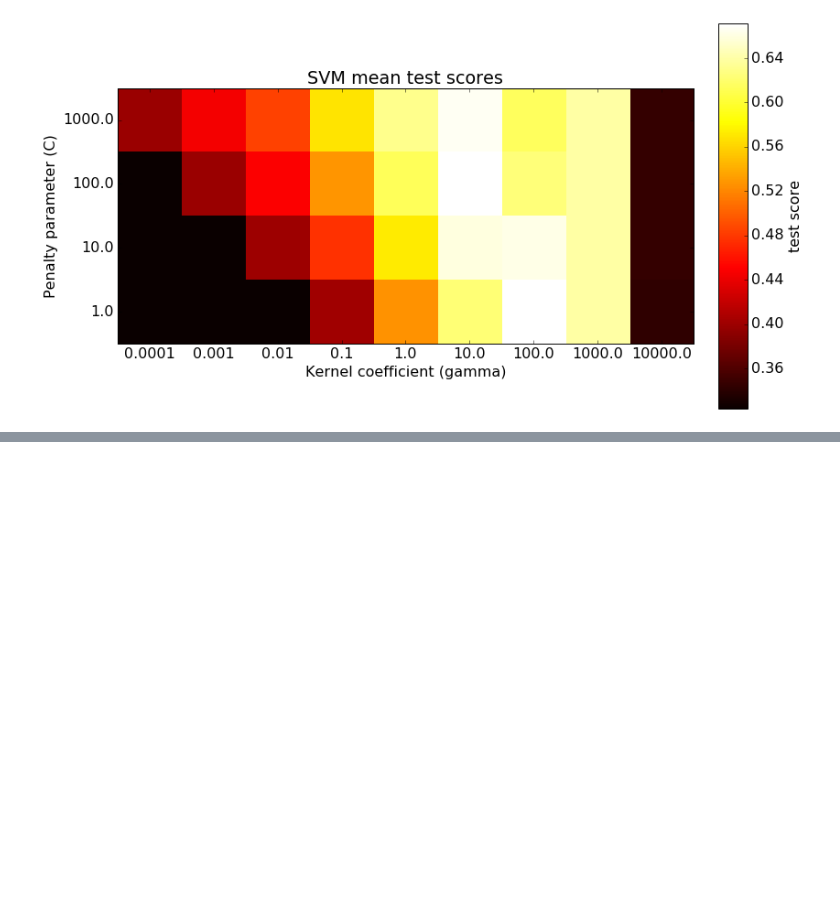
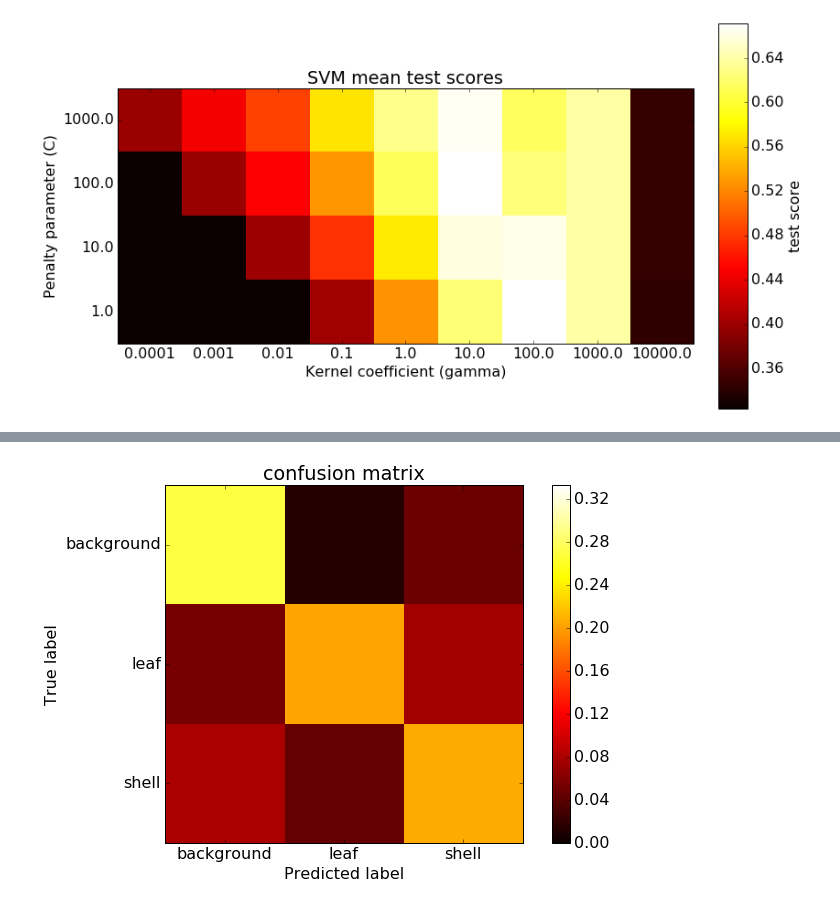
Before and after one commit to brown-ccv/bud_segment, a Jupyter notebook: leaf_volume_HOG.ipynb, the cells around one changed output, grey strips where cells are left out. Drawn from its saved outputs; the diff is of its cells as text; code cells hidden in the pictures; blank space fills up the shorter version.

Commit message:
15x15 cell size, 1000 samples per class, confusion matrix

```diff
--- a/leaf_volume_HOG.ipynb
+++ b/leaf_volume_HOG.ipynb
@@ -400,0 +428,18 @@ ticklabel_format(**kwargs)
+# %%
+
+print conf_mat
+
+plt.imshow(conf_mat, interpolation='nearest', cmap='hot',vmin=0,vmax=1e0/3e0)
+plt.title('confusion matrix')
+plt.colorbar()
+tick_marks = np.arange(3)
+plt.xticks(tick_marks, ['background','leaf','shell'], rotation=0)
+plt.yticks(tick_marks, ['background','leaf','shell'])
+plt.tight_layout()
+plt.ylabel('True label')
+plt.xlabel('Predicted label')
+plt.savefig('imgs/SVM_conf_mat.pdf')
+plt.savefig('imgs/SVM_conf_mat.jpg',dpi=150)
+plt.show()
+# %% [output]
+[figure, added]
```
Also changed, not shown: parts of 4 cells of this notebook, 2 other files.
